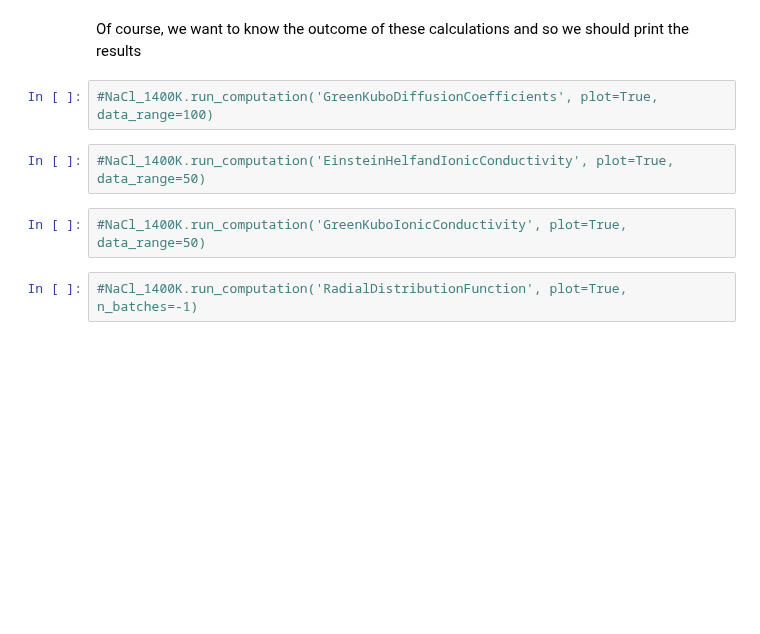
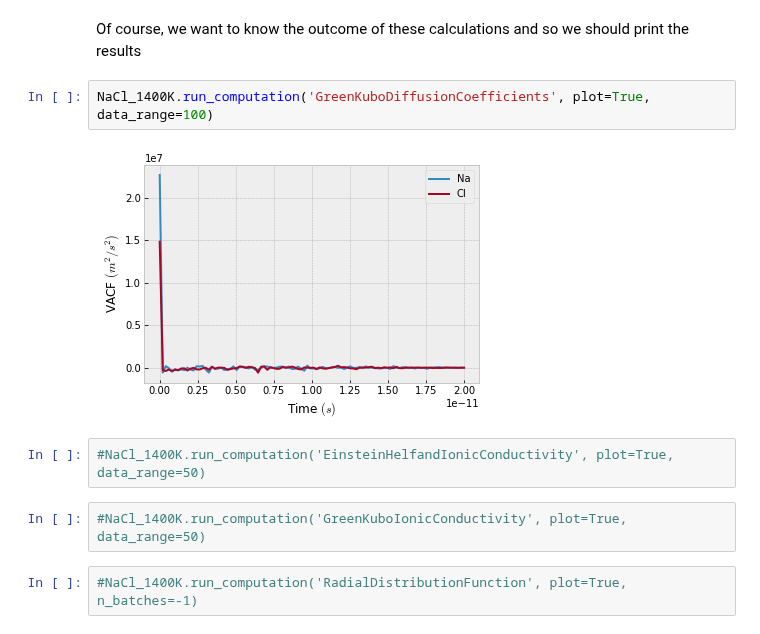
Before and after one commit to zincware/MDSuite, a Jupyter notebook: tutorials/walkthrough_notebooks/MDSuite_Binary_Salt_Walkthrough.ipynb, the cells around one changed output. Drawn from its saved outputs; the diff is of its cells as text; blank space fills up the shorter version.

```diff
--- a/tutorials/walkthrough_notebooks/MDSuite_Binary_Salt_Walkthrough.ipynb
+++ b/tutorials/walkthrough_notebooks/MDSuite_Binary_Salt_Walkthrough.ipynb
@@ -108,7 +114,9 @@ Now that you have some data in one of the experiments, you can start performing
 # %% [markdown]
 Of course, we want to know the outcome of these calculations and so we should print the results
 # %%
-#NaCl_1400K.run_computation('GreenKuboDiffusionCoefficients', plot=True, data_range=100)
+NaCl_1400K.run_computation('GreenKuboDiffusionCoefficients', plot=True, data_range=100)
+# %% [output]
+[figure, added]
 # %%
 #NaCl_1400K.run_computation('EinsteinHelfandIonicConductivity', plot=True, data_range=50)
 # %%
```
Also changed, not shown: parts of 2 cells of this notebook, 8 other files.
